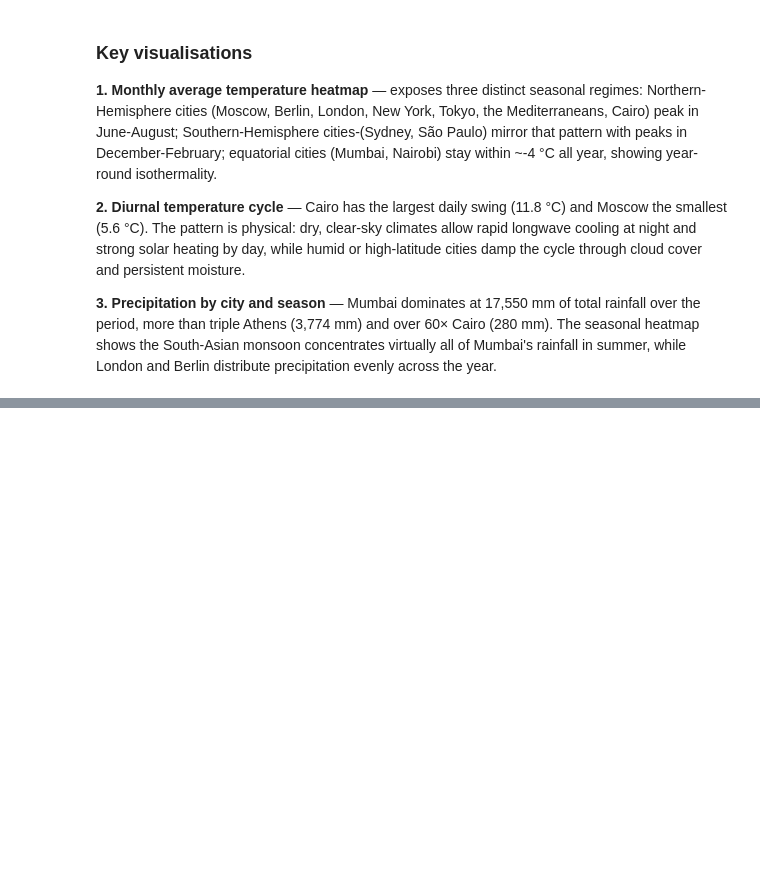
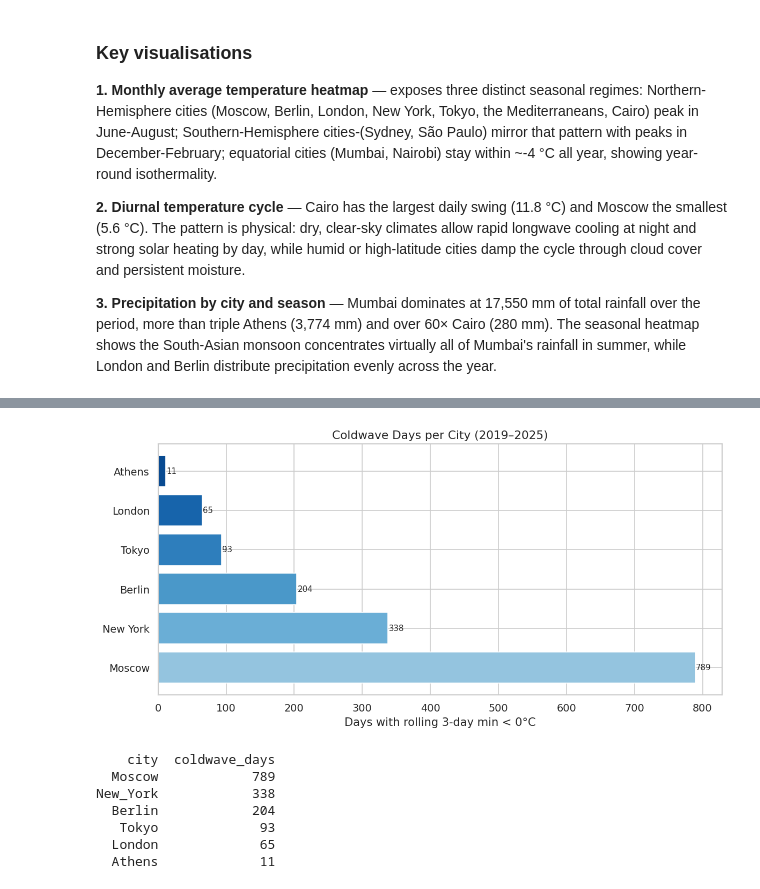
Before and after one commit to cpapad06/DSC511-introduction, a Jupyter notebook: BigData_weather_project.ipynb, the cells around one changed output, grey strips where cells are left out. Saved outputs shown, nothing was run; the diff lists cells and outputs as text; code cells hidden in the pictures; blank space fills up the shorter version.

```diff
--- a/BigData_weather_project.ipynb
+++ b/BigData_weather_project.ipynb
@@ -684,0 +798,40 @@ Per-city aggregates rank cities from Mumbai (mean 26.8 °C) at the top to Moscow
+# %%
+# Coldwave definition: min daily temp < 0°C for ≥ 3 consecutive days
+daily_min = sdf.groupBy("city", "year", "month", "day") \
+    .agg(F.min("temperature_2m").alias("daily_min_temp")) \
+    .withColumn("date", F.to_date(
+        F.concat_ws("-", F.col("year"), F.col("month"), F.col("day"))))
+
+window_3d_cold = Window.partitionBy("city").orderBy("date").rowsBetween(0, 2)
+daily_min = daily_min.withColumn(
+    "rolling_min_3d", F.max("daily_min_temp").over(window_3d_cold))
+
+coldwaves = daily_min.filter(F.col("rolling_min_3d") < 0) \
+    .groupBy("city") \
+    .agg(F.count("*").alias("coldwave_days")) \
+    .orderBy(F.desc("coldwave_days")) \
+    .toPandas()
+
+fig, ax = plt.subplots(figsize=(10, 5))
+bars = ax.barh([c.replace("_"," ") for c in coldwaves["city"]],
+               coldwaves["coldwave_days"],
+               color=plt.cm.Blues(np.linspace(0.4, 0.9, len(coldwaves))))
+ax.set_xlabel("Days with rolling 3-day min < 0°C")
+ax.set_title("Coldwave Days per City (2019–2025)", fontsize=13)
+for bar, val in zip(bars, coldwaves["coldwave_days"]):
+    ax.text(bar.get_width() + 1, bar.get_y() + bar.get_height()/2,
+            str(val), va="center", fontsize=9)
+plt.tight_layout()
+plt.savefig("eda_coldwave_days.png", bbox_inches="tight")
+plt.show()
+
+print(coldwaves.to_string(index=False))
+# %% [output]
+[figure, added]
+    city  coldwave_days
+  Moscow            789
+New_York            338
+  Berlin            204
+   Tokyo             93
+  London             65
+  Athens             11
```
Also changed, not shown: parts of 38 cells of this notebook.
